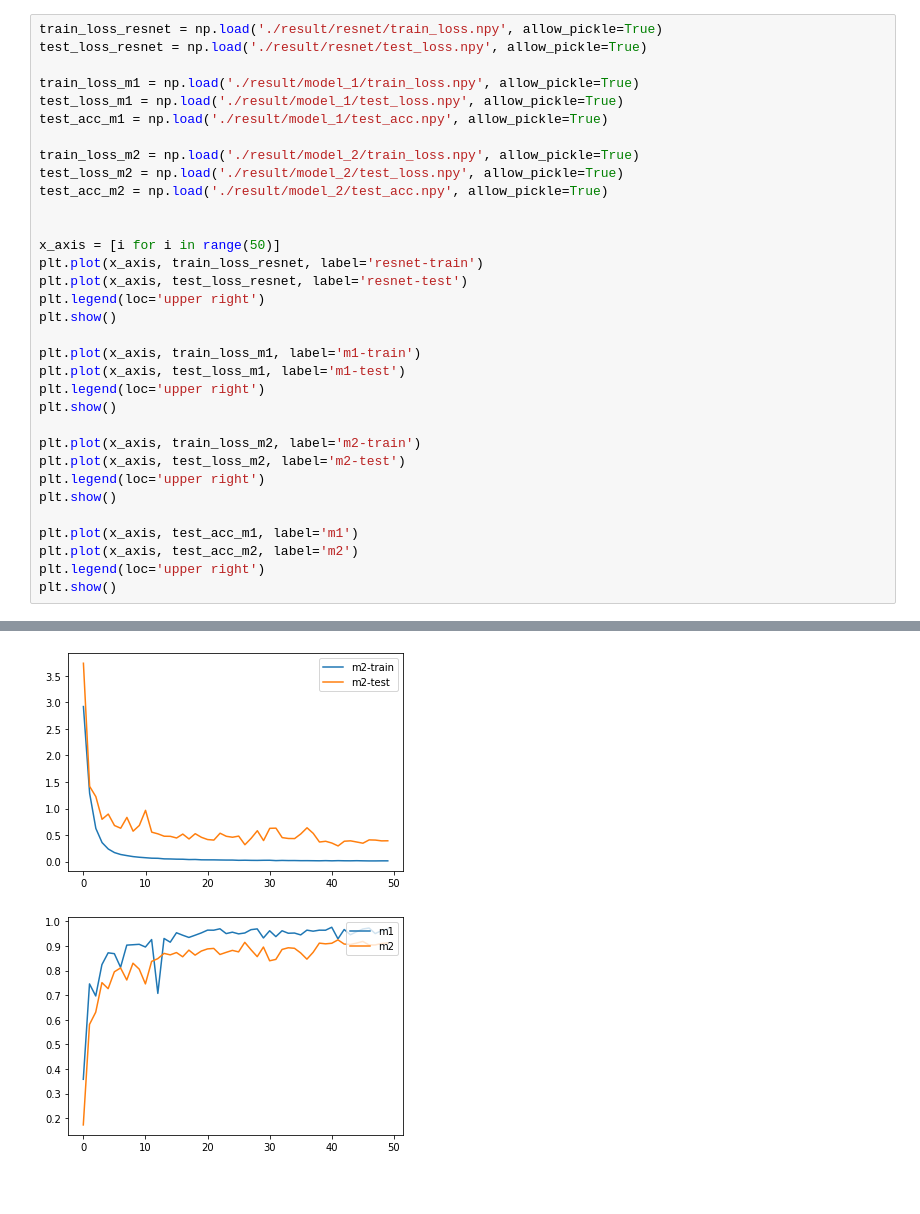
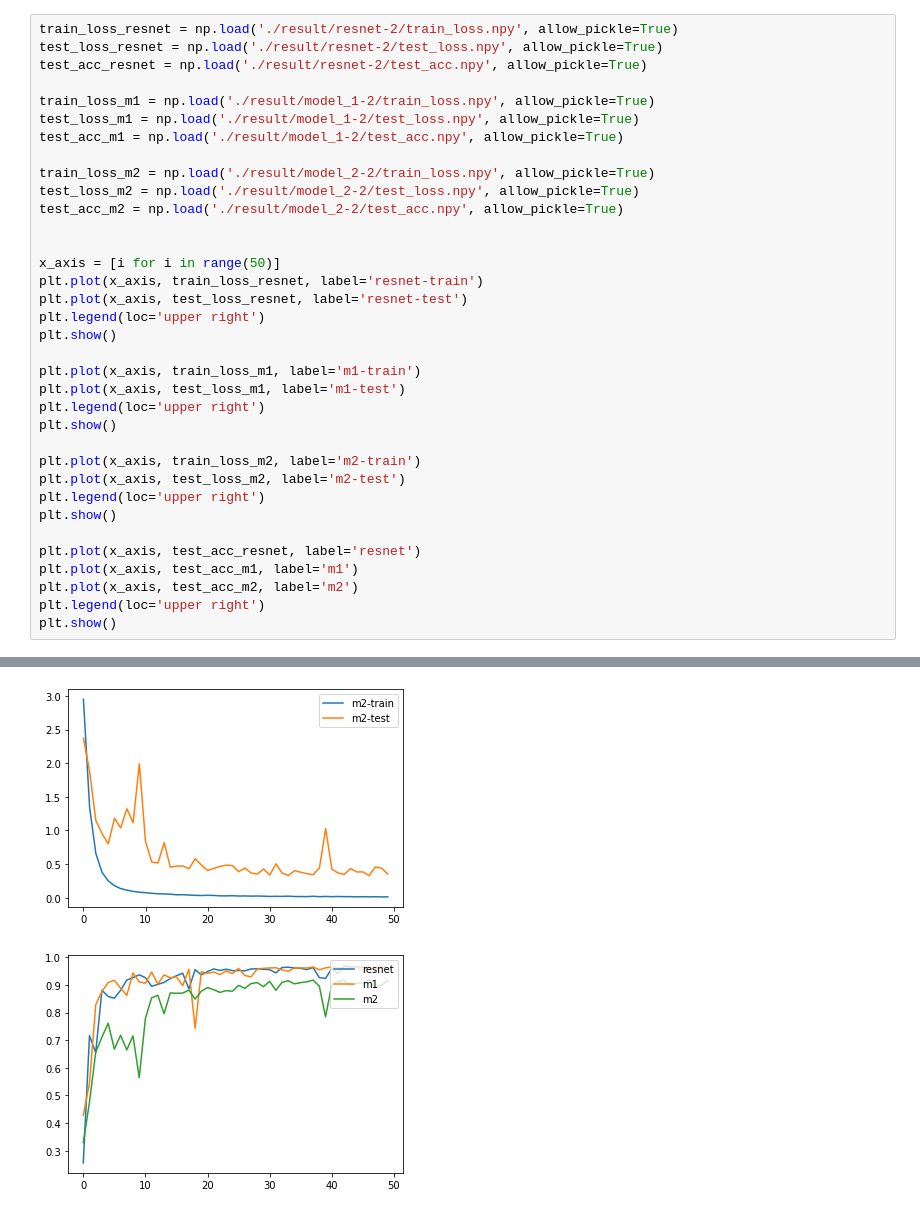
Before and after one commit to Dorika0203/proj_2022AI, a Jupyter notebook: runner.ipynb, the cells around one changed output, grey strips where cells are left out. Cells and saved outputs as stored; diff of their text form; blank space fills up the shorter version.

Commit message:
result organized

```diff
--- a/runner.ipynb
+++ b/runner.ipynb
@@ -18,14 +4,15 @@ GPU INFO :  GeForce GTX 1060 6GB
 # %%
-train_loss_resnet = np.load('./result/resnet/train_loss.npy', allow_pickle=True)
-test_loss_resnet = np.load('./result/resnet/test_loss.npy', allow_pickle=True)
+train_loss_resnet = np.load('./result/resnet-2/train_loss.npy', allow_pickle=True)
+test_loss_resnet = np.load('./result/resnet-2/test_loss.npy', allow_pickle=True)
+test_acc_resnet = np.load('./result/resnet-2/test_acc.npy', allow_pickle=True)
 
-train_loss_m1 = np.load('./result/model_1/train_loss.npy', allow_pickle=True)
-test_loss_m1 = np.load('./result/model_1/test_loss.npy', allow_pickle=True)
-test_acc_m1 = np.load('./result/model_1/test_acc.npy', allow_pickle=True)
+train_loss_m1 = np.load('./result/model_1-2/train_loss.npy', allow_pickle=True)
+test_loss_m1 = np.load('./result/model_1-2/test_loss.npy', allow_pickle=True)
+test_acc_m1 = np.load('./result/model_1-2/test_acc.npy', allow_pickle=True)
 
-train_loss_m2 = np.load('./result/model_2/train_loss.npy', allow_pickle=True)
-test_loss_m2 = np.load('./result/model_2/test_loss.npy', allow_pickle=True)
-test_acc_m2 = np.load('./result/model_2/test_acc.npy', allow_pickle=True)
+train_loss_m2 = np.load('./result/model_2-2/train_loss.npy', allow_pickle=True)
+test_loss_m2 = np.load('./result/model_2-2/test_loss.npy', allow_pickle=True)
+test_acc_m2 = np.load('./result/model_2-2/test_acc.npy', allow_pickle=True)
 
 
 x_axis = [i for i in range(50)]
@@ -44,6 +31,7 @@ plt.plot(x_axis, test_loss_m2, label='m2-test')
 plt.legend(loc='upper right')
 plt.show()
 
+plt.plot(x_axis, test_acc_resnet, label='resnet')
 plt.plot(x_axis, test_acc_m1, label='m1')
 plt.plot(x_axis, test_acc_m2, label='m2')
 plt.legend(loc='upper right')
@@ -54,2 +42,2 @@ plt.show()
-[figure, old version]
+[figure, new version]
-[figure, old version]
+[figure, new version]
```
Also changed, not shown: parts of 10 cells of this notebook, 26 other files.
